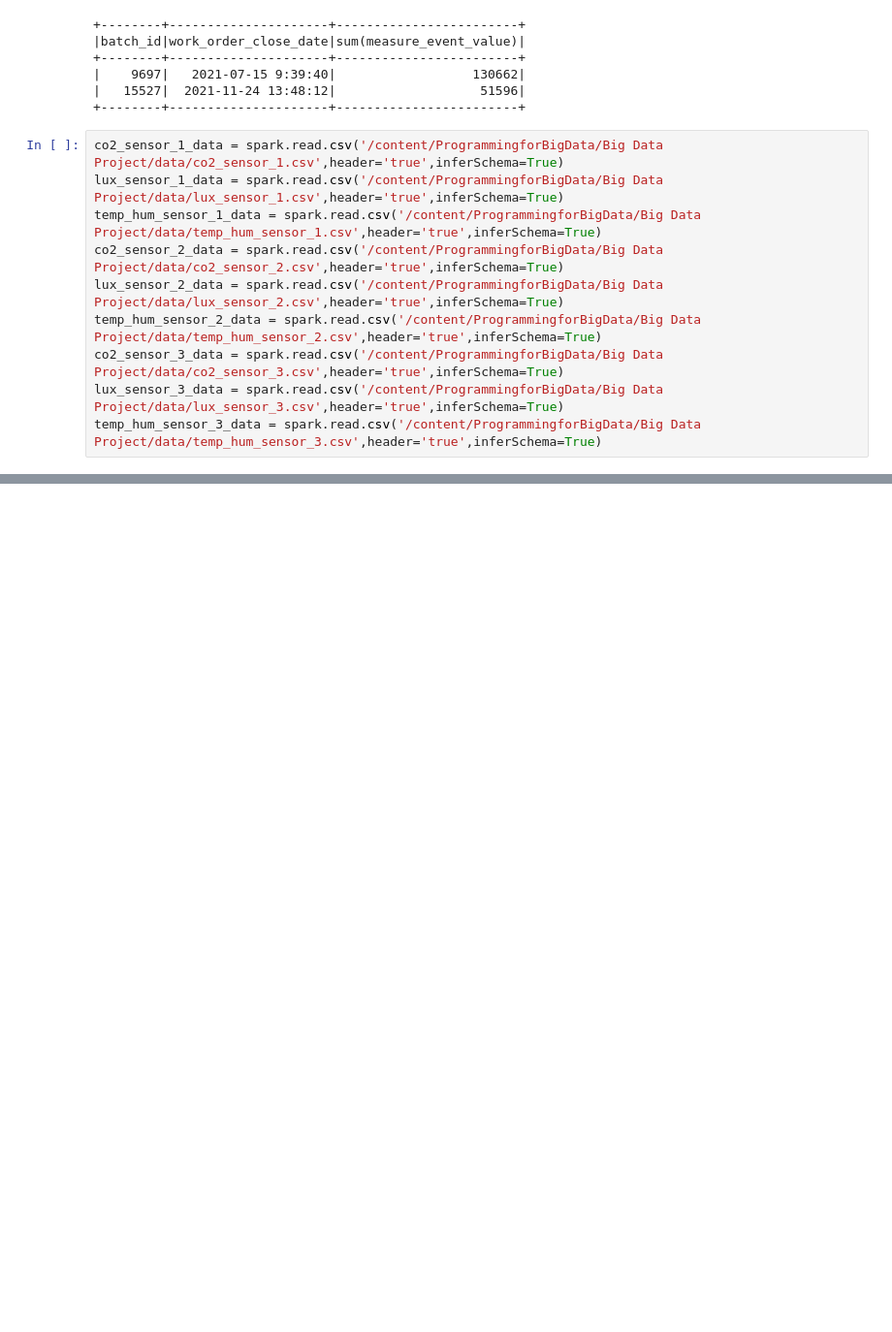
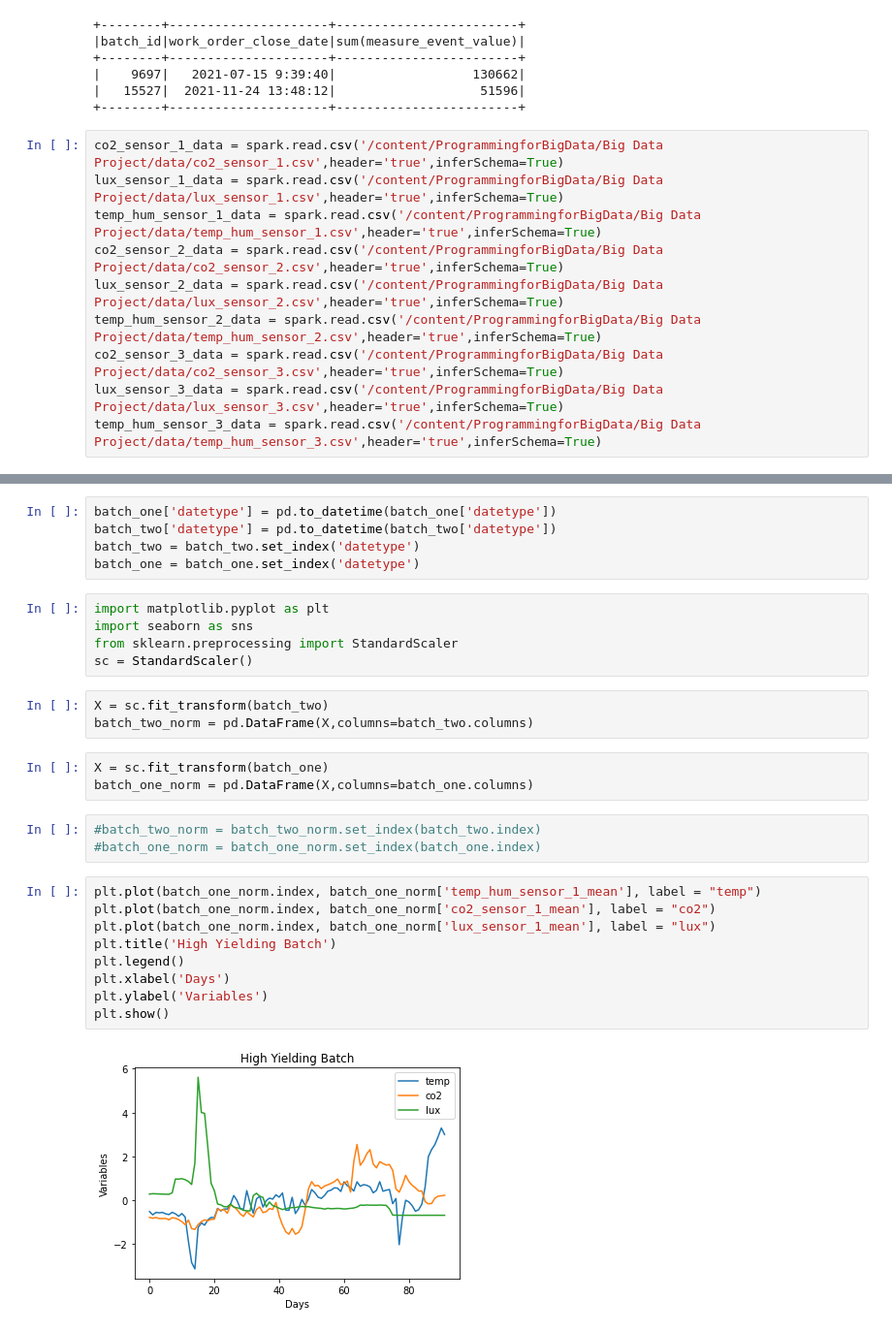
Before and after one commit to ronanmccormack-ca/ProgrammingforBigData, a Jupyter notebook: Big Data Project/Yield Prediction.ipynb, the cells around one changed output, grey strips where cells are left out. Shown at 97% size. Saved outputs shown, nothing was run; the diff lists cells and outputs as text; blank space fills up the shorter version.

```diff
--- a/Big Data Project/Yield Prediction.ipynb
+++ b/Big Data Project/Yield Prediction.ipynb
@@ -223,0 +187,30 @@ only showing top 20 rows
+# %%
+batch_one['datetype'] = pd.to_datetime(batch_one['datetype'])
+batch_two['datetype'] = pd.to_datetime(batch_two['datetype'])
+batch_two = batch_two.set_index('datetype')
+batch_one = batch_one.set_index('datetype')
+# %%
+import matplotlib.pyplot as plt
+import seaborn as sns
+from sklearn.preprocessing import StandardScaler
+sc = StandardScaler()
+# %%
+X = sc.fit_transform(batch_two)
+batch_two_norm = pd.DataFrame(X,columns=batch_two.columns)
+# %%
+X = sc.fit_transform(batch_one)
+batch_one_norm = pd.DataFrame(X,columns=batch_one.columns)
+# %%
+#batch_two_norm = batch_two_norm.set_index(batch_two.index)
+#batch_one_norm = batch_one_norm.set_index(batch_one.index)
+# %%
+plt.plot(batch_one_norm.index, batch_one_norm['temp_hum_sensor_1_mean'], label = "temp")
+plt.plot(batch_one_norm.index, batch_one_norm['co2_sensor_1_mean'], label = "co2")
+plt.plot(batch_one_norm.index, batch_one_norm['lux_sensor_1_mean'], label = "lux")
+plt.title('High Yielding Batch')
+plt.legend()
+plt.xlabel('Days')
+plt.ylabel('Variables')
+plt.show()
+# %% [output]
+[figure, added]
```
Also changed, not shown: parts of 9 cells of this notebook.
